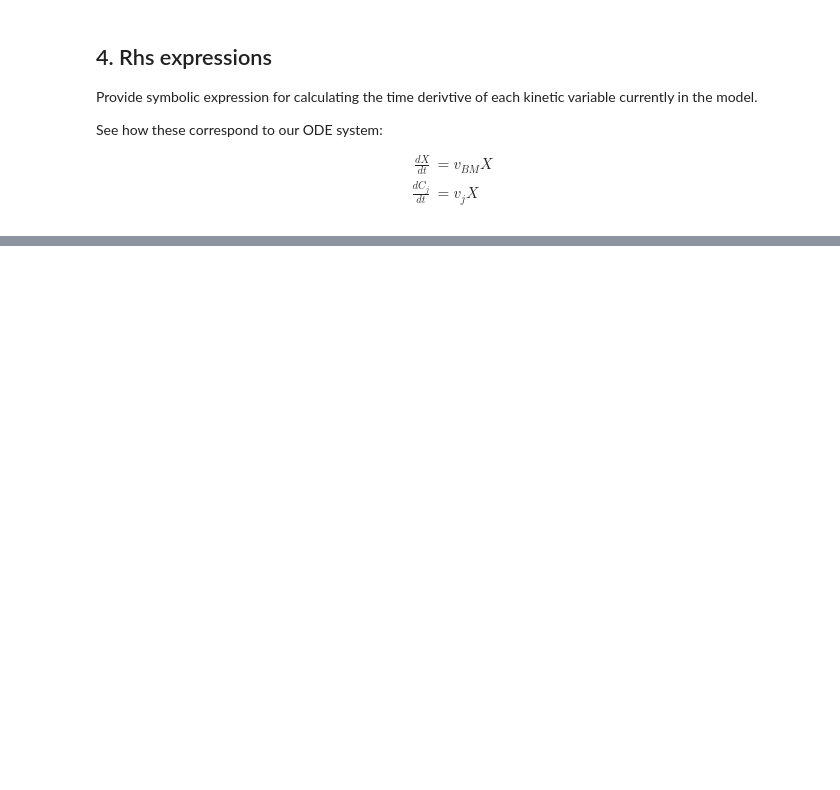
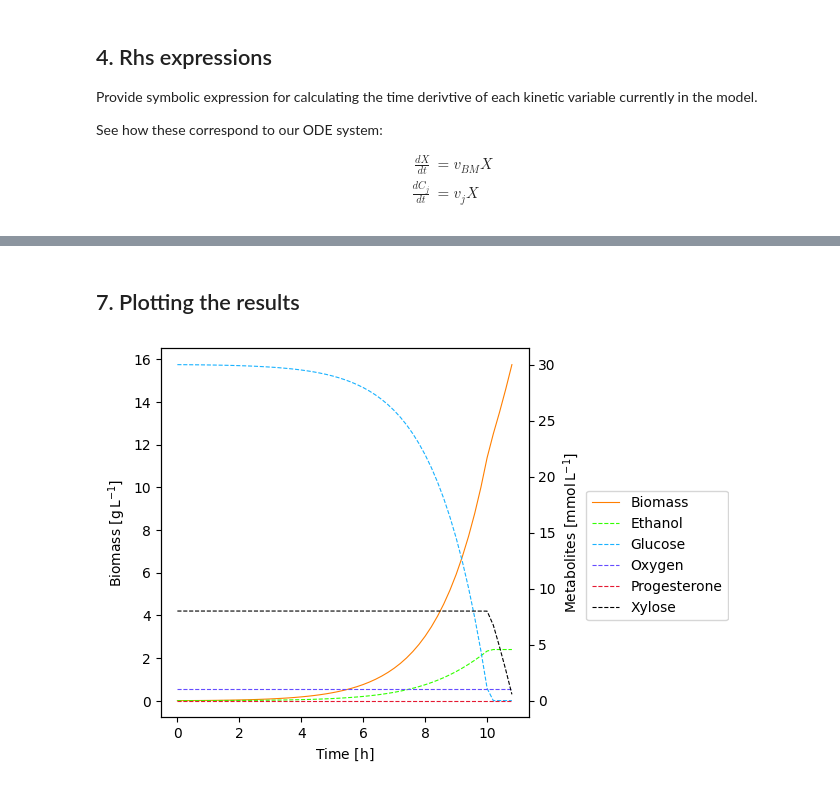
Before and after one commit to 27410/27410-group-assigment-group_3, a Jupyter notebook: misc/Bertram/Test_DFBA.ipynb, the cells around one changed output, grey strips where cells are left out. Saved outputs shown, nothing was run; the diff lists cells and outputs as text; code cells hidden in the pictures; blank space fills up the shorter version.

Commit message:
Testing DFBA

```diff
--- a/misc/Bertram/Test_DFBA.ipynb
+++ b/misc/Bertram/Test_DFBA.ipynb
@@ -101,0 +158,19 @@ dfba_model.add_rhs_expression("Ethanol", v_E * 46.06844/1000 * X)
+# %%
+vmax_glc = 10.5 # [mmol gDW^-1 h^-1]
+Kg = 0.0027 # g/L Glucose Michaelis-Mentent constant
+Kie = 20 # g/L Ethanol inhibition constant
+dfba_model.add_exchange_flux_lb(
+    "EX_glc__D_e",
+    vmax_glc * (Gluc / (Kg + Gluc)) * (1 / (1 + Eth / Kie)),
+    Gluc
+)
+# %%
+vmax_xyl = 6 # [mmol gDW^-1 h^-1]
+Kz = 0.0165 # g/L Glucose Michaelis-Mentent constant
+Kie = 20 # g/L Ethanol inhibition constant
+Kig = 0.005 # g/L Glucose inhibition constant
+dfba_model.add_exchange_flux_lb(
+    "EX_xyl__D_e",
+    vmax_xyl * (Xyl / (0.0165 + Xyl)) * (1 / (1 + Eth / Kie)) * (1 / (1 + Gluc / 0.005)),
+    Xyl,
+)
@@ -101,0 +183,13 @@ dfba_model.add_rhs_expression("Ethanol", v_E * 46.06844/1000 * X)
+# %%
+dfba_model.add_initial_conditions(
+    {
+        "Biomass": 0.01, # (gDW/L)
+        "Glucose": 30.0, # (g/L)
+        "Xylose": 8.0,   # (g/L)
+        "Oxygen": 1.0,  # (mmol/L)
+        "Ethanol": 0.0,  # (g/L)
+        "Progesterone": 0.0, #g/L ???
+    }
+)
+
+#dfba_model.reactions.DM_progesterone_c
@@ -101,0 +198,2 @@ dfba_model.add_rhs_expression("Ethanol", v_E * 46.06844/1000 * X)
+# %%
+concentrations, trajectories = dfba_model.simulate(0.0, 48.0, 0.2, ["EX_glc__D_e", "EX_xyl__D_e", "EX_o2_e", "EX_progesterone_e"])
@@ -101,0 +219,2 @@ dfba_model.add_rhs_expression("Ethanol", v_E * 46.06844/1000 * X)
+# %% [markdown]
+## 7. Plotting the results
@@ -101,0 +226,4 @@ dfba_model.add_rhs_expression("Ethanol", v_E * 46.06844/1000 * X)
+# %%
+plot_concentrations(concentrations)
+# %% [output]
+[figure, added]
```
Also changed, not shown: parts of 23 cells of this notebook.
